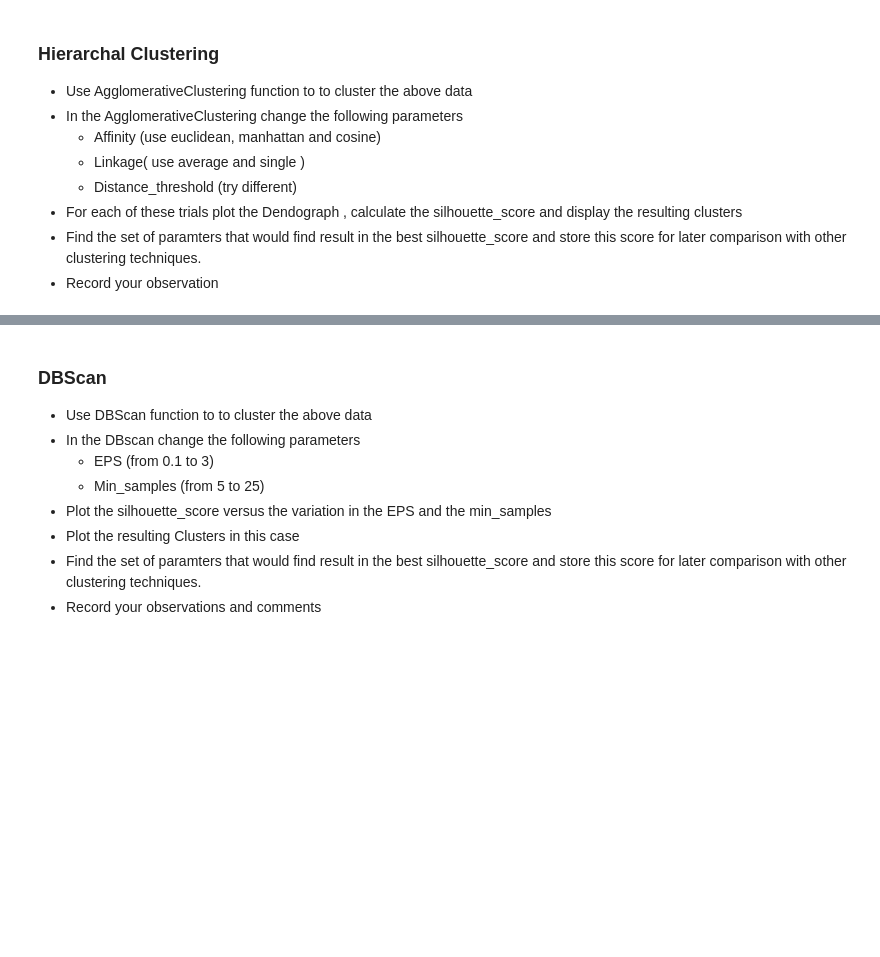
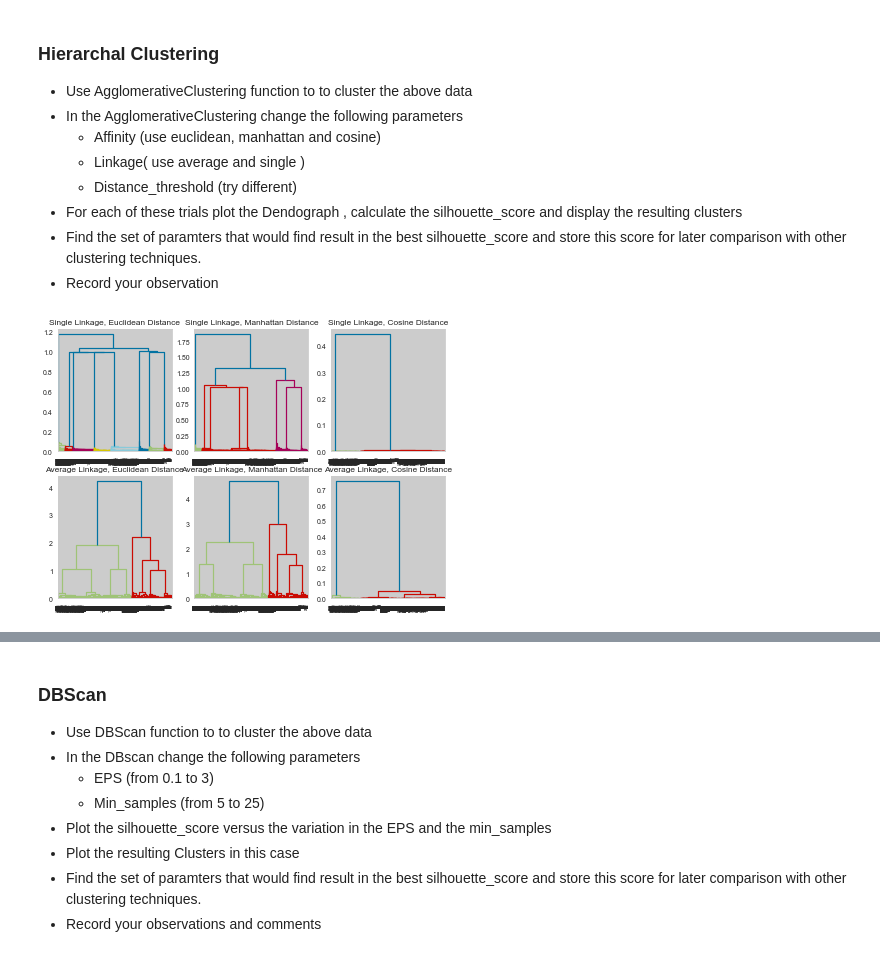
Before and after one commit to mennasherif1/clustering-project, a Jupyter notebook: Clustering_Project.ipynb, the cells around one changed output, grey strips where cells are left out. Saved outputs shown, nothing was run; the diff lists cells and outputs as text; code cells hidden in the pictures; blank space fills up the shorter version.

```diff
--- a/Clustering_Project.ipynb
+++ b/Clustering_Project.ipynb
@@ -203,3 +241,33 @@ for i in k_values:
 * For each of these trials plot the Dendograph , calculate the silhouette_score and display the resulting clusters
 * Find the set of paramters that would find result in the best silhouette_score and store this score for later comparison with other clustering techniques.
 * Record your observation
+# %%
+# Necessary imports
+import scipy.cluster.hierarchy as shc
+
+plt.figure(figsize=(10, 7))
+plt.subplot(2, 3, 1)
+plt.title("Single Linkage, Euclidean Distance")
+dend_single_euc = shc.dendrogram(shc.linkage(df_blob_norm, metric='euclidean',method='single'))
+
+plt.subplot(2, 3, 2)
+plt.title("Single Linkage, Manhattan Distance")
+dend_single_euc = shc.dendrogram(shc.linkage(df_blob_norm, metric='cityblock',method='single'))
+
+plt.subplot(2, 3, 3)
+plt.title("Single Linkage, Cosine Distance")
+dend_single_euc = shc.dendrogram(shc.linkage(df_blob_norm, metric='cosine',method='single'))
+
+plt.subplot(2, 3, 4)
+plt.title("Average Linkage, Euclidean Distance")
+dend_single_euc = shc.dendrogram(shc.linkage(df_blob_norm, metric='euclidean',method='average'))
+
+plt.subplot(2, 3, 5)
+plt.title("Average Linkage, Manhattan Distance")
+dend_single_euc = shc.dendrogram(shc.linkage(df_blob_norm, metric='cityblock',method='average'))
+
+plt.subplot(2, 3, 6)
+plt.title("Average Linkage, Cosine Distance")
+dend_single_euc = shc.dendrogram(shc.linkage(df_blob_norm, metric='cosine',method='average'))
+# %% [output]
+[figure, added]
```
Also changed, not shown: parts of 3 cells of this notebook.
